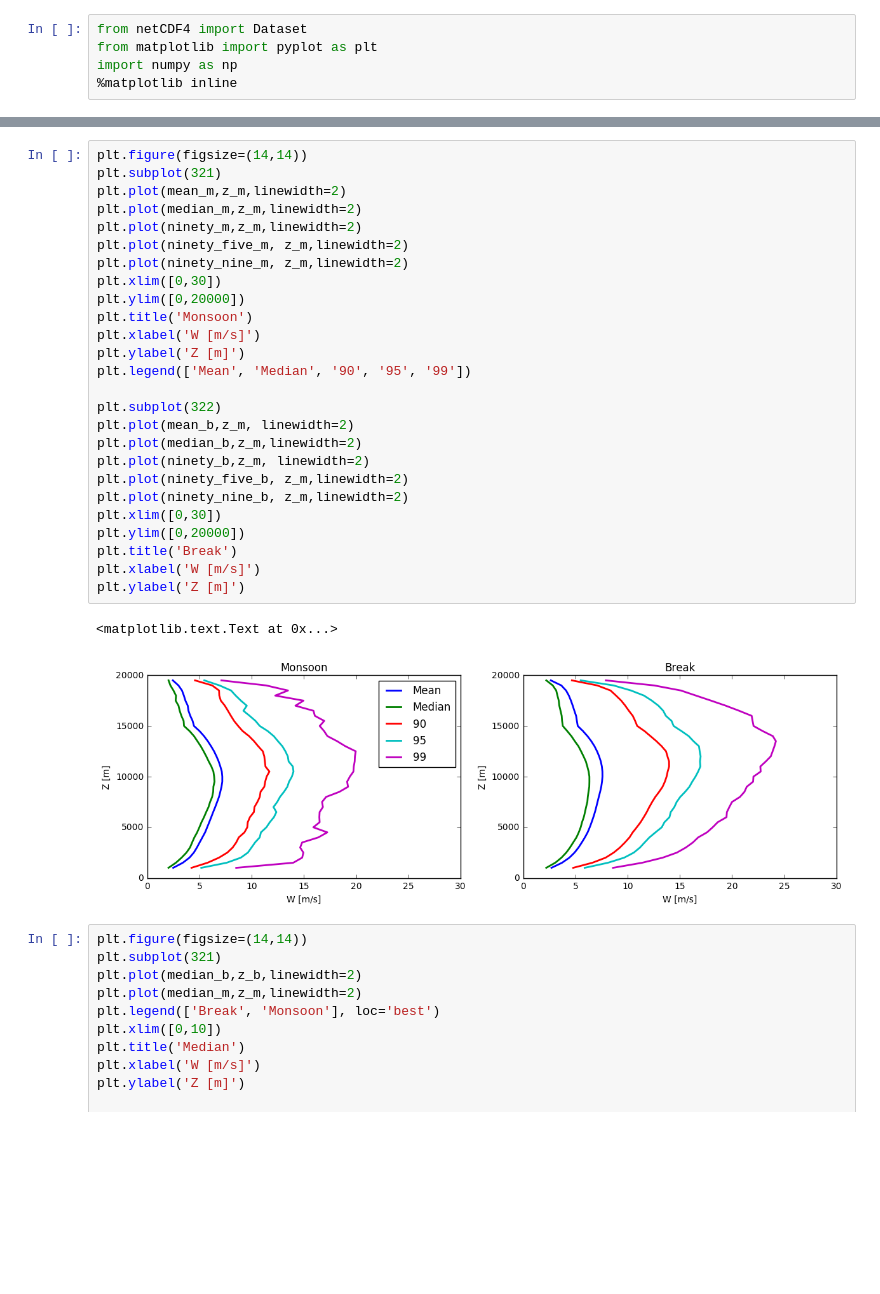
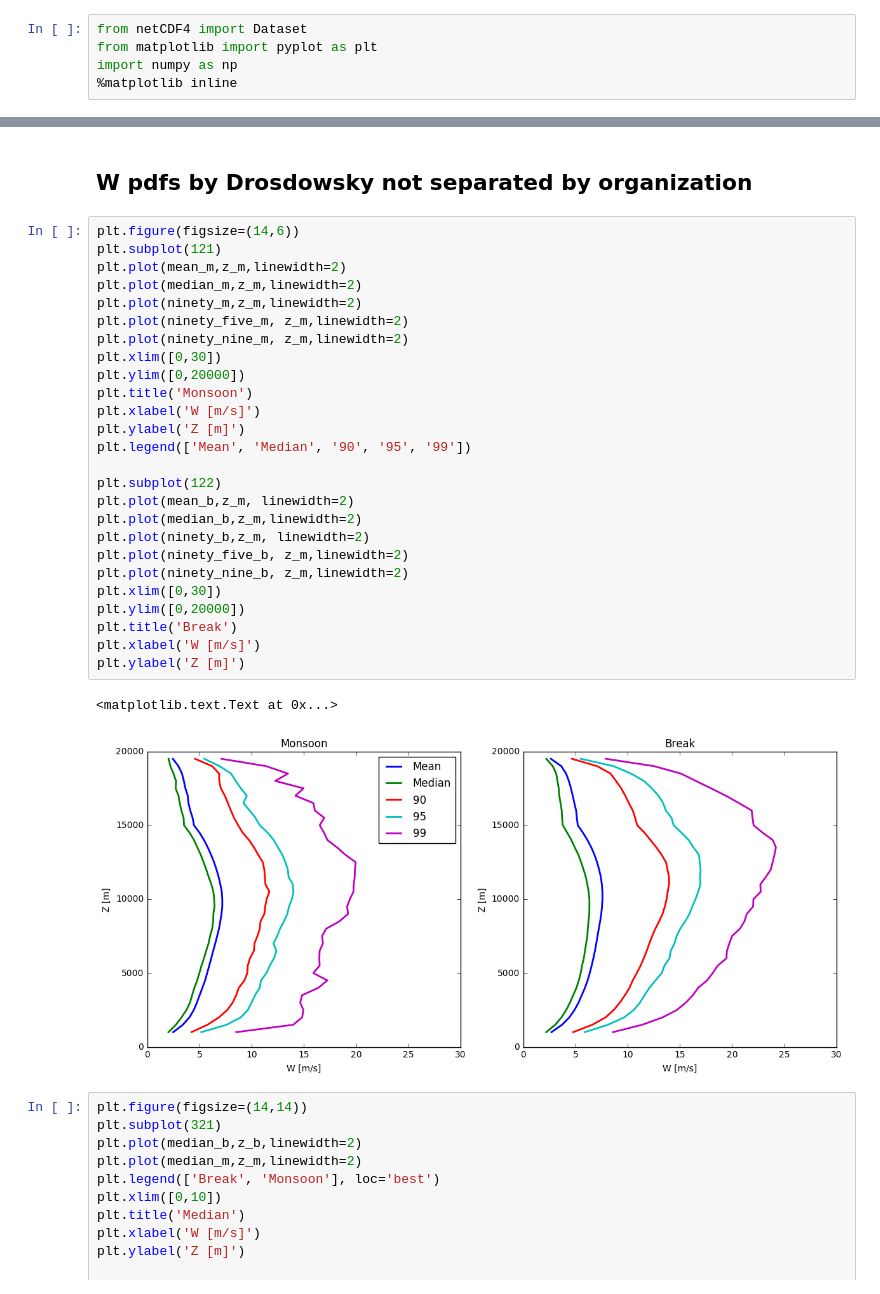
Before and after one commit to rcjackson/cmdv-rrm-anl, a Jupyter notebook: notebooks/w pdf by Drosdowsky.ipynb, the cells around one changed output, grey strips where cells are left out. Drawn from its saved outputs; the diff is of its cells as text; blank space fills up the shorter version.

```diff
--- a/notebooks/w pdf by Drosdowsky.ipynb
+++ b/notebooks/w pdf by Drosdowsky.ipynb
@@ -33,32 +67,34 @@ break_cdf.close()
+# %% [markdown]
+## W pdfs by Drosdowsky not separated by organization
 # %%
-plt.figure(figsize=(14,14))
-plt.subplot(321)
+plt.figure(figsize=(14,6))
+plt.subplot(121)
 plt.plot(mean_m,z_m,linewidth=2)
 plt.plot(median_m,z_m,linewidth=2)
 plt.plot(ninety_m,z_m,linewidth=2)
 plt.plot(ninety_five_m, z_m,linewidth=2)
 plt.plot(ninety_nine_m, z_m,linewidth=2)
 plt.xlim([0,30])
 plt.ylim([0,20000])
 plt.title('Monsoon')
 plt.xlabel('W [m/s]')
 plt.ylabel('Z [m]')
 plt.legend(['Mean', 'Median', '90', '95', '99'])
 
-plt.subplot(322)
+plt.subplot(122)
 plt.plot(mean_b,z_m, linewidth=2)
 plt.plot(median_b,z_m,linewidth=2)
 plt.plot(ninety_b,z_m, linewidth=2)
 plt.plot(ninety_five_b, z_m,linewidth=2)
 plt.plot(ninety_nine_b, z_m,linewidth=2)
 plt.xlim([0,30])
 plt.ylim([0,20000])
 plt.title('Break')
 plt.xlabel('W [m/s]')
 plt.ylabel('Z [m]')
 # %% [output]
 <matplotlib.text.Text at 0x...>
-[figure, old version]
+[figure, new version]
 # %%
 plt.figure(figsize=(14,14))
 plt.subplot(321)
```
Also changed, not shown: parts of 5 cells of this notebook, 1 other file.
